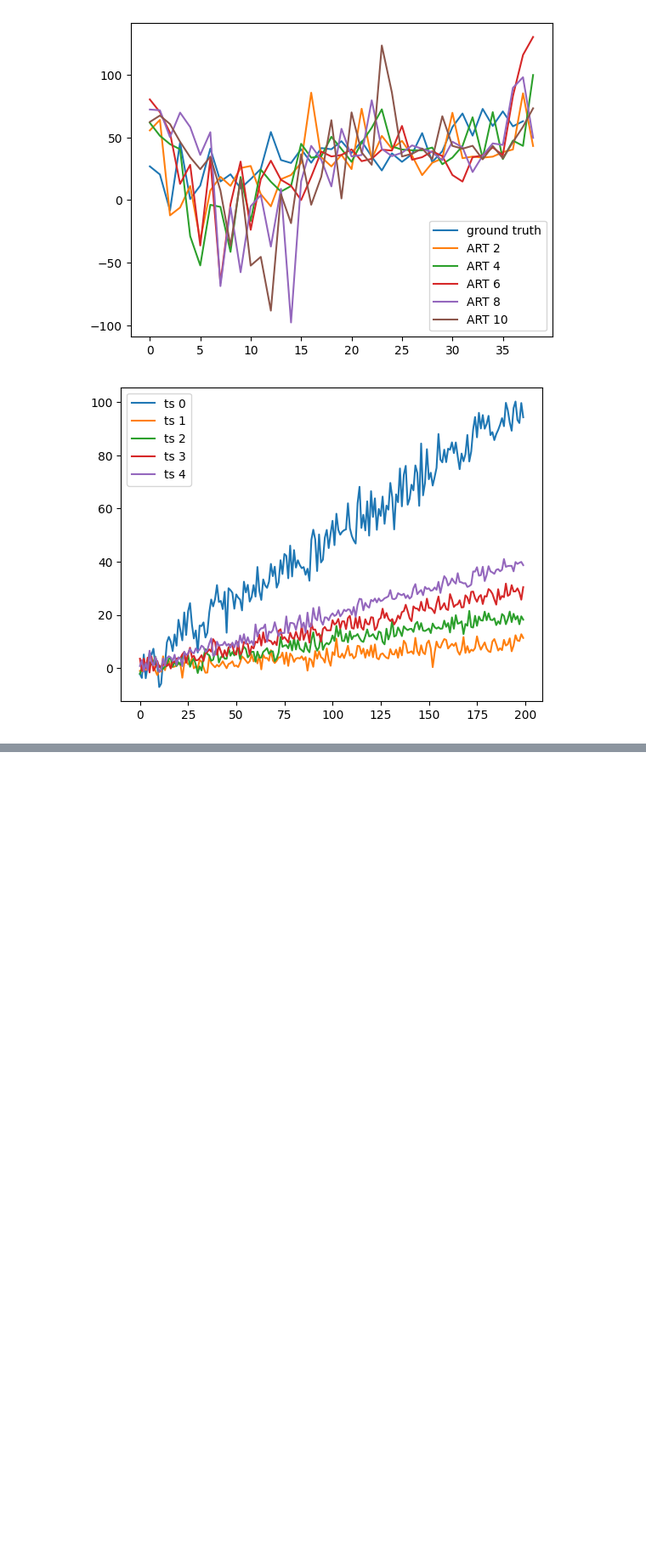
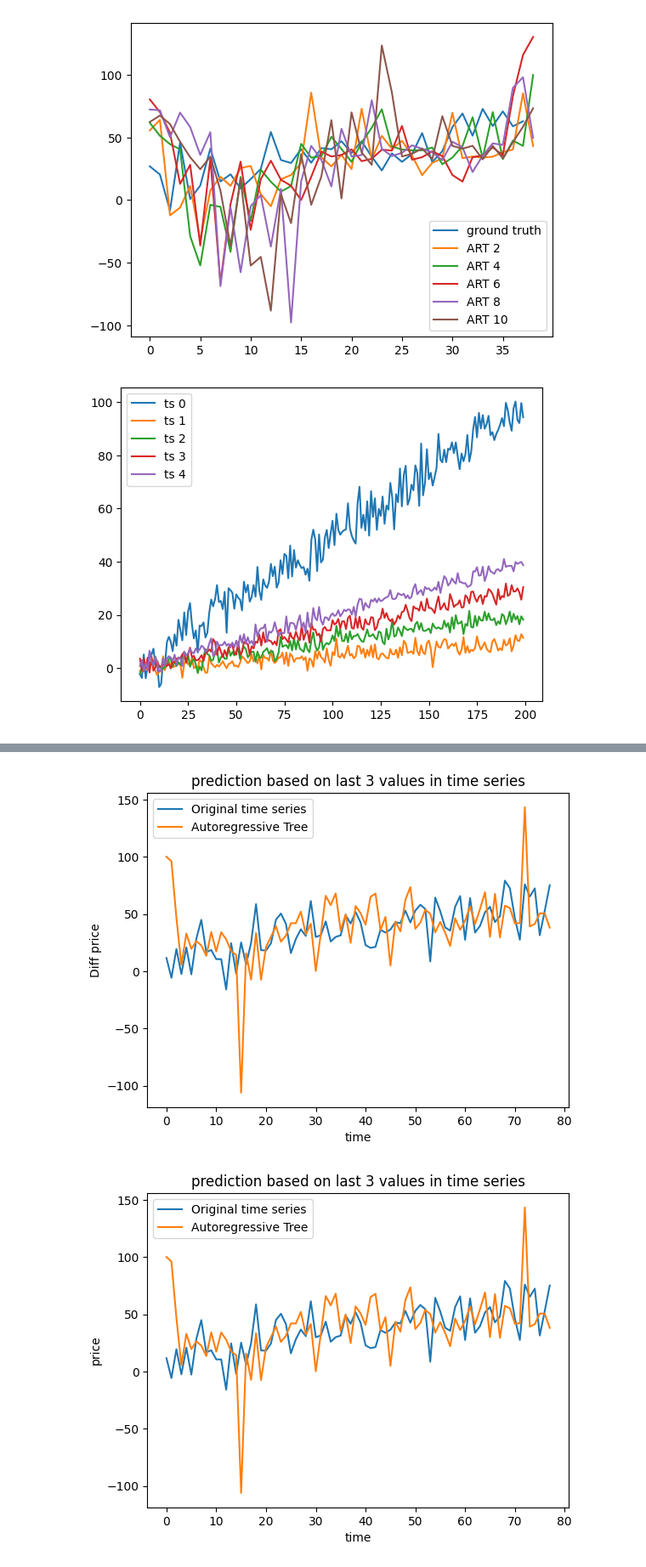
Before and after one commit to TiesHRL/DyART, a Jupyter notebook: Code/Test_script.ipynb, the cells around one changed output, grey strips where cells are left out. Shown at 85% size. Cells and saved outputs as stored; diff of their text form; code cells hidden in the pictures; blank space fills up the shorter version.

```diff
--- a/Code/Test_script.ipynb
+++ b/Code/Test_script.ipynb
@@ -549,6 +587,7 @@ def time_series_pred(data, time_series_index, pred_method, max_p, preprocessing_
     d_test = ts_test[0]
     tree_list = []
     for p in p_set:
+            print("tree model with {} lags".format(p))
         # try:
             train = []
             valid = []
@@ -576,7 +615,7 @@ def time_series_pred(data, time_series_index, pred_method, max_p, preprocessing_
             d = train[0]
             d_exog = train[1:]
             ART = AutoregressiveTree(p)
-            tree = ART.build_tree(d, d_exog, 10, 5)
+            tree = ART.build_tree(d, d_exog, 10, 10)
             tree_list.append(tree)
             # tree = tree_list[p-4]
             comb = []
@@ -597,8 +636,8 @@ def time_series_pred(data, time_series_index, pred_method, max_p, preprocessing_
             valid_prediction_list.append(valid_prediction)
             valid_prediction = pd.Series(valid_prediction, copy=True)
 
-            d_val_mean = ts_param[idx][0]
-            d_val_std = ts_param[idx][1]
+            d_val_mean = ts_param[idx][2]
+            d_val_std = ts_param[idx][3]
             valid_prediction_denorm= (valid_prediction * d_val_std) + d_val_mean
             valid_prediction_list_cumsum.append(valid_prediction_denorm)
         # except Exception as e:
@@ -607,8 +646,8 @@ def time_series_pred(data, time_series_index, pred_method, max_p, preprocessing_
 
 
     if preprocessing_method is 'normalization':
-        d_val_mean = ts_param[idx][0]
-        d_val_std = ts_param[idx][1]
+        d_val_mean = ts_param[idx][2]
+        d_val_std = ts_param[idx][3]
         d_val_cumsum = (d_val * d_val_std) + d_val_mean
     else:
         d_val_cumsum = d_val
@@ -784,0 +796,24 @@ plt.show()
+# %%
+max_hit_rate_index = hit_rate_ART_all_samples[-1].index(max(hit_rate_ART_all_samples[-1]))
+
+plt.plot(Ground_truth, label='Original time series')
+plt.plot(valid_prediction_ART_list[max_hit_rate_index], label='Autoregressive Tree')
+# plt.plot(valid_prediction_diff_AR_list[max_hit_rate_index], label='AR model')
+plt.xlabel('time')
+plt.ylabel('Diff price')
+i=max_hit_rate_index+1
+plt.title('prediction based on last %i values in time series' %i)
+plt.legend()
+plt.show()
+plt.plot(Ground_truth, label='Original time series')
+plt.plot(valid_prediction_ART_list[max_hit_rate_index], label='Autoregressive Tree')
+# plt.plot(valid_prediction_AR_list[max_hit_rate_index], label='AR model')
+plt.xlabel('time')
+plt.ylabel('price')
+i=max_hit_rate_index+1
+plt.title('prediction based on last %i values in time series' %i)
+plt.legend()
+plt.show()
+# %% [output]
+[figure, added]
+[figure, added]
```
Also changed, not shown: parts of 15 cells of this notebook.
